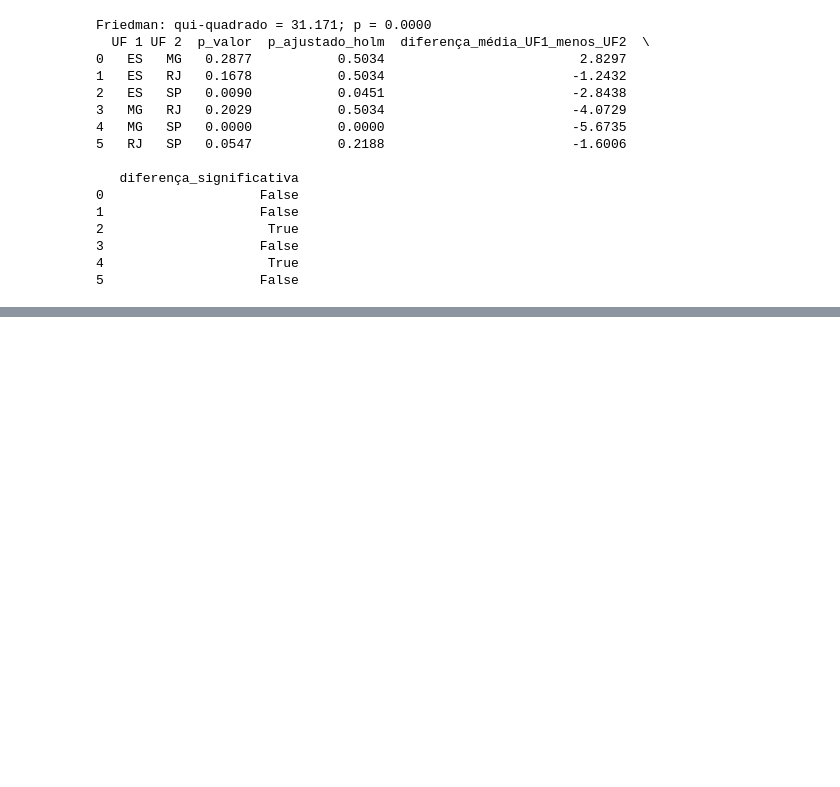
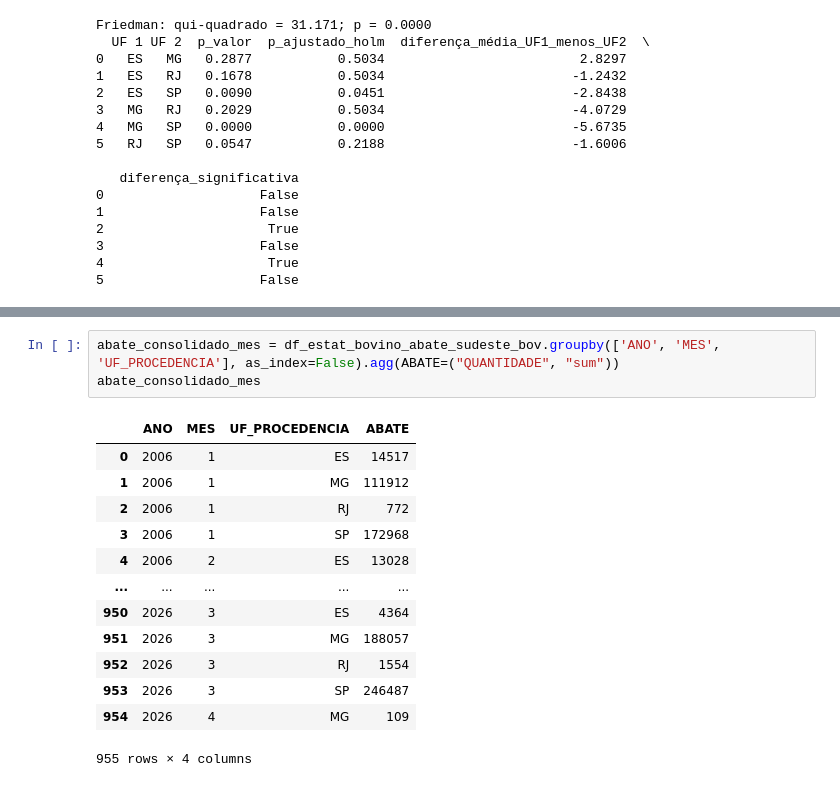
Before and after one commit to Naiasha/Project-data-disease-animal, a Jupyter notebook: estatistica/estatistica_resumo.ipynb, the cells around one changed output, grey strips where cells are left out. Cells and saved outputs as stored; diff of their text form; blank space fills up the shorter version.

```diff
--- a/estatistica/estatistica_resumo.ipynb
+++ b/estatistica/estatistica_resumo.ipynb
@@ -707,0 +733,17 @@ print(
+# %%
+abate_consolidado_mes = df_estat_bovino_abate_sudeste_bov.groupby(['ANO', 'MES', 'UF_PROCEDENCIA'], as_index=False).agg(ABATE=("QUANTIDADE", "sum"))
+abate_consolidado_mes
+# %% [output]
+|  | ANO | MES | UF_PROCEDENCIA | ABATE |
+| 0 | 2006 | 1 | ES | 14517 |
+| 1 | 2006 | 1 | MG | 111912 |
+| 2 | 2006 | 1 | RJ | 772 |
+| 3 | 2006 | 1 | SP | 172968 |
+| 4 | 2006 | 2 | ES | 13028 |
+| ... | ... | ... | ... | ... |
+| 950 | 2026 | 3 | ES | 4364 |
+| 951 | 2026 | 3 | MG | 188057 |
+| 952 | 2026 | 3 | RJ | 1554 |
+| 953 | 2026 | 3 | SP | 246487 |
+| 954 | 2026 | 4 | MG | 109 |
+955 rows × 4 columns
```
Also changed, not shown: parts of 10 cells of this notebook, 1 other file.
